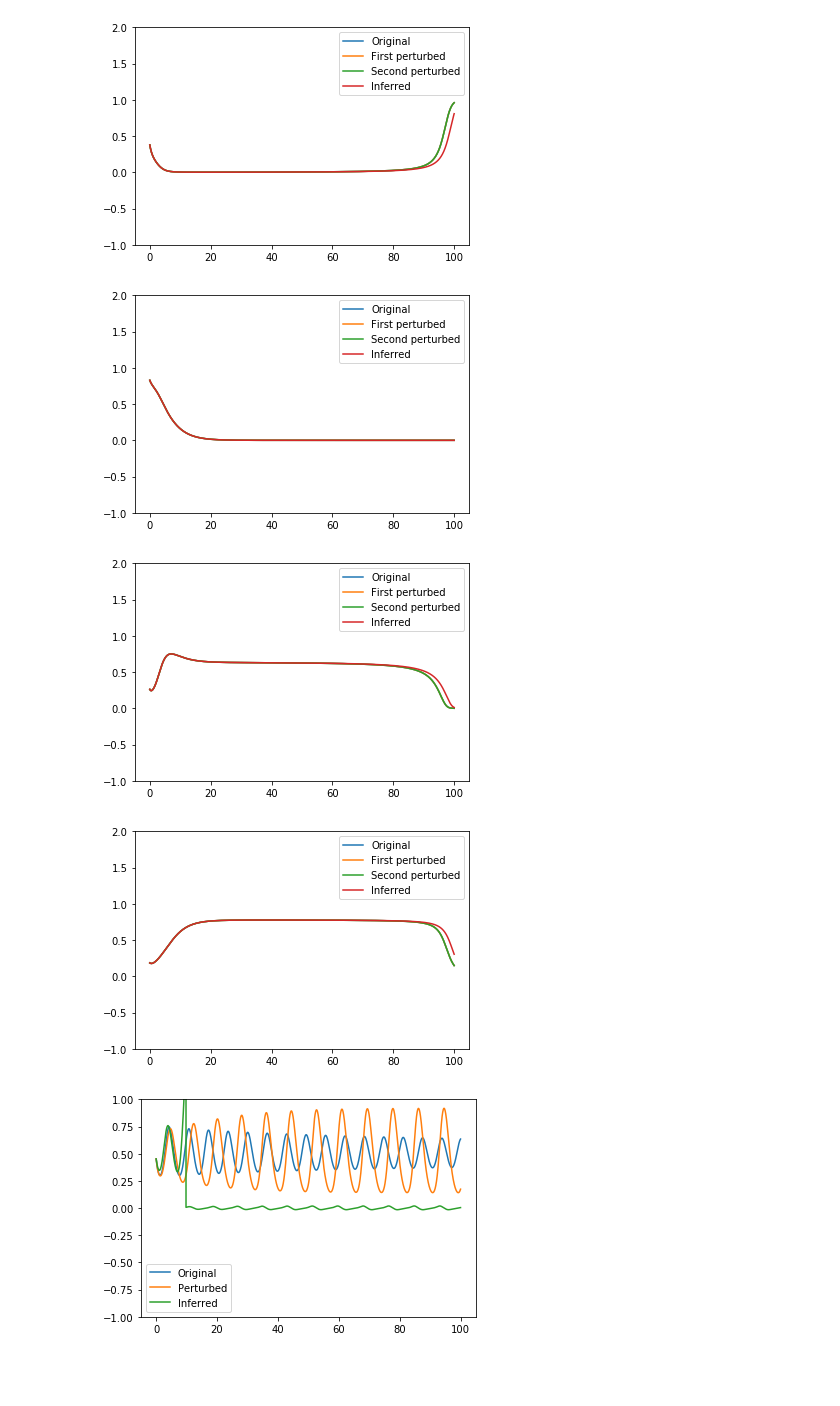
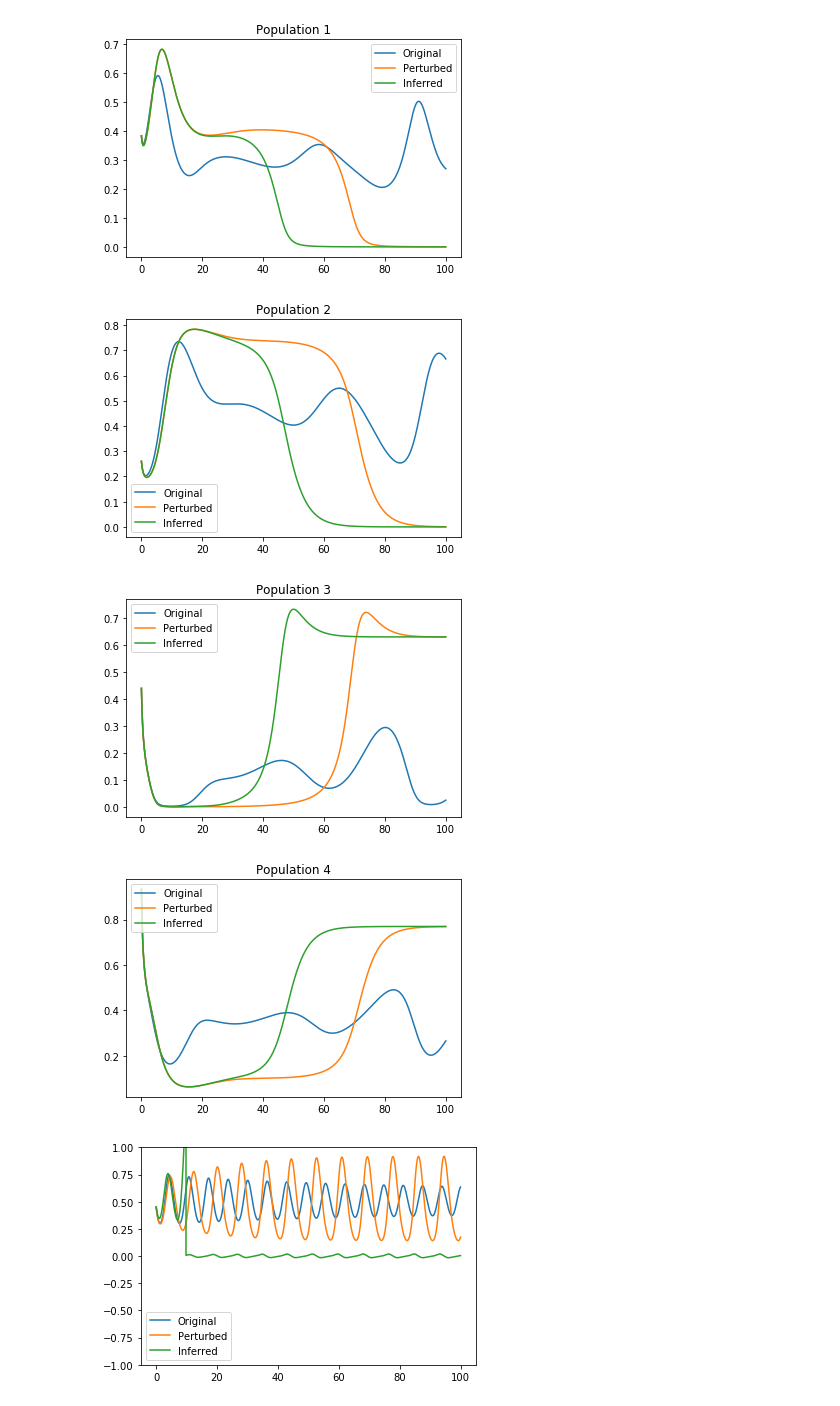
Before and after one commit to alexanderwhatley/am_205_final_project, a Jupyter notebook: Richard's Notebook.ipynb, the cells around one changed output. Cells and saved outputs as stored; diff of their text form; code cells hidden in the pictures; blank space fills up the shorter version.

Commit message:
Put up more graphs

```diff
--- a/Richard's Notebook.ipynb
+++ b/Richard's Notebook.ipynb
@@ -149,7 +149,7 @@ true_a = np.array([[1, 1.09, 1.52, 0],
 # Verify chaotic system
 r = true_r.copy()
 a = true_a.copy()
-t = np.linspace(0, 20, 1000)
+t = np.linspace(0, 100, 1000)
 
 x0 = np.random.uniform(0, 1, 4)
 while True:
@@ -157,7 +157,6 @@ while True:
     if np.max(np.abs(x_temp)) > 10 or np.any(np.isnan(x_temp)) or np.all(x_temp == 0):
             continue
     break
-a[0, 3] += 0.1
 x_pert, dx_pert = Lotka_Volterra(x0, r, a, t)
 plt.plot(t, x_temp[:, 0], label="Original")
 plt.plot(t, x_pert[:, 0], label="Perturbed")
@@ -198,53 +197,52 @@ t = np.linspace(0, 100, 2000)
 while True:
     x0 = np.random.uniform(0, 1, 4)
     x_temp, dx_temp = Lotka_Volterra(x0, r, a, t)
     if np.max(np.abs(x_temp)) > 1 or np.any(np.isnan(x_temp)) or np.all(x_temp == 0):
             continue
-    x_pert, dx_pert = Lotka_Volterra(x0, r + np.random.normal(0, 0.0, r.shape), a + np.random.normal(0, 0.0, a.shape), t)
+    x_pert, dx_pert = Lotka_Volterra(x0, r + np.random.normal(0, 0.1, r.shape), a + np.random.normal(0, 0.1, a.shape), t)
 #     x_pert2, dx_pert2 = Lotka_Volterra(x0, r + np.random.normal(0, 0.1, r.shape), a + np.random.normal(0, 0.1, a.shape), t)
-    x_pert2, dx_pert2 = x_pert.copy(), dx_pert.copy()
     library = PolynomialFeatures(degree=2, include_bias=True)
-    Theta = library.fit_transform(np.concatenate([x_pert, x_pert2]))
+    Theta = library.fit_transform(np.concatenate([x_pert]))
     n_lib = library.n_output_features_
     A = block_diag(Theta, Theta, Theta, Theta)
-    b = np.concatenate([dx_pert, dx_pert2]).flatten(order='F')
+    b = np.concatenate([dx_pert]).flatten(order='F')
     shols = sindy(l1=0.1, solver='lstsq')
     shols.fit(A, b)
     x_ident = odeint(Identified_Model, x0, t, args=(library, shols))
     plt.plot(t, x_temp[:, 0], label="Original")
-    plt.plot(t, x_pert[:, 0], label="First perturbed")
-    plt.plot(t, x_pert2[:, 0], label="Second perturbed")
+    plt.plot(t, x_pert[:, 0], label="Perturbed")
+#     plt.plot(t, x_pert2[:, 0], label="Second perturbed")
     plt.plot(t, x_ident[:, 0], label="Inferred")
-    plt.ylim([-1, 2])
     plt.legend()
+    plt.title("Population 1")
     plt.show()
     plt.plot(t, x_temp[:, 1], label="Original")
-    plt.plot(t, x_pert[:, 1], label="First perturbed")
-    plt.plot(t, x_pert2[:, 1], label="Second perturbed")
+    plt.plot(t, x_pert[:, 1], label="Perturbed")
+#     plt.plot(t, x_pert2[:, 1], label="Second perturbed")
     plt.plot(t, x_ident[:, 1], label="Inferred")
-    plt.ylim([-1, 2])
     plt.legend()
+    plt.title("Population 2")
     plt.show()
     plt.plot(t, x_temp[:, 2], label="Original")
-    plt.plot(t, x_pert[:, 2], label="First perturbed")
-    plt.plot(t, x_pert2[:, 2], label="Second perturbed")
+    plt.plot(t, x_pert[:, 2], label="Perturbed")
+#     plt.plot(t, x_pert2[:, 2], label="Second perturbed")
     plt.plot(t, x_ident[:, 2], label="Inferred")
-    plt.ylim([-1, 2])
+    plt.title("Population 3")
     plt.legend()
     plt.show()
     plt.plot(t, x_temp[:, 3], label="Original")
-    plt.plot(t, x_pert[:, 3], label="First perturbed")
-    plt.plot(t, x_pert2[:, 3], label="Second perturbed")
+    plt.plot(t, x_pert[:, 3], label="Perturbed")
+#     plt.plot(t, x_pert2[:, 3], label="Second perturbed")
     plt.plot(t, x_ident[:, 3], label="Inferred")
-    plt.ylim([-1, 2])
+    plt.title("Population 4")
     plt.legend()
     plt.show()
     break
 # %% [output]
-[figure, old version]
+[figure, new version]
-[figure, old version]
+[figure, new version]
-[figure, old version]
+[figure, new version]
-[figure, old version]
+[figure, new version]
 # %%
 plt.plot(t, x_temp[:, 0], label="Original")
 plt.plot(t, x_pert[:, 0], label="Perturbed")
```
Also changed, not shown: parts of 3 cells of this notebook.
